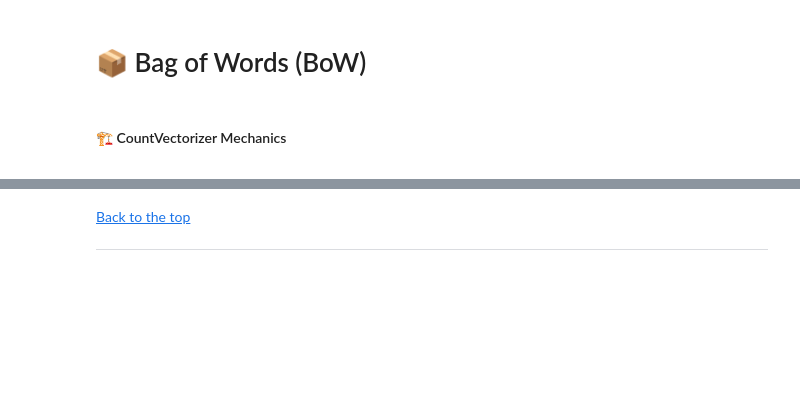
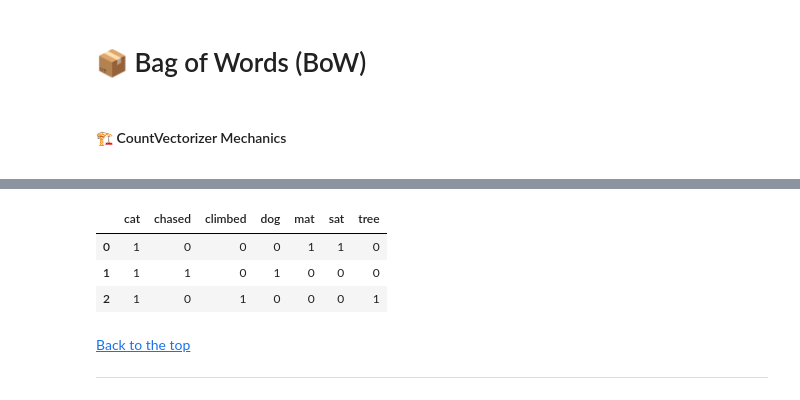
Before and after one commit to ashrithssreddy/ml-toolkit, a Jupyter notebook: NLP/02_Vectorization_BoW_TFIDF.ipynb, the cells around one changed output, grey strips where cells are left out. Drawn from its saved outputs; the diff is of its cells as text; code cells hidden in the pictures; blank space fills up the shorter version.

```diff
--- a/NLP/02_Vectorization_BoW_TFIDF.ipynb
+++ b/NLP/02_Vectorization_BoW_TFIDF.ipynb
@@ -33,3 +150,20 @@ ___
+# %%
+# Loosen pruning thresholds for toy data
+vectorizer_pruned = CountVectorizer(
+    stop_words='english',
+    min_df=1,       # allow terms in at least 1 doc
+    max_df=1.0      # allow all terms
+)
+
+X_pruned = vectorizer_pruned.fit_transform(corpus)
+
+# View result
+pd.DataFrame(X_pruned.toarray(), columns=vectorizer_pruned.get_feature_names_out())
+# %% [output]
+|  | cat | chased | climbed | dog | mat | sat | tree |
+| 0 | 1 | 0 | 0 | 0 | 1 | 1 | 0 |
+| 1 | 1 | 1 | 0 | 1 | 0 | 0 | 0 |
+| 2 | 1 | 0 | 1 | 0 | 0 | 0 | 1 |
 # %% [markdown]
 [Back to the top](#table-of-contents)
 ___
```
Also changed, not shown: parts of 27 cells of this notebook, 1 other file.
